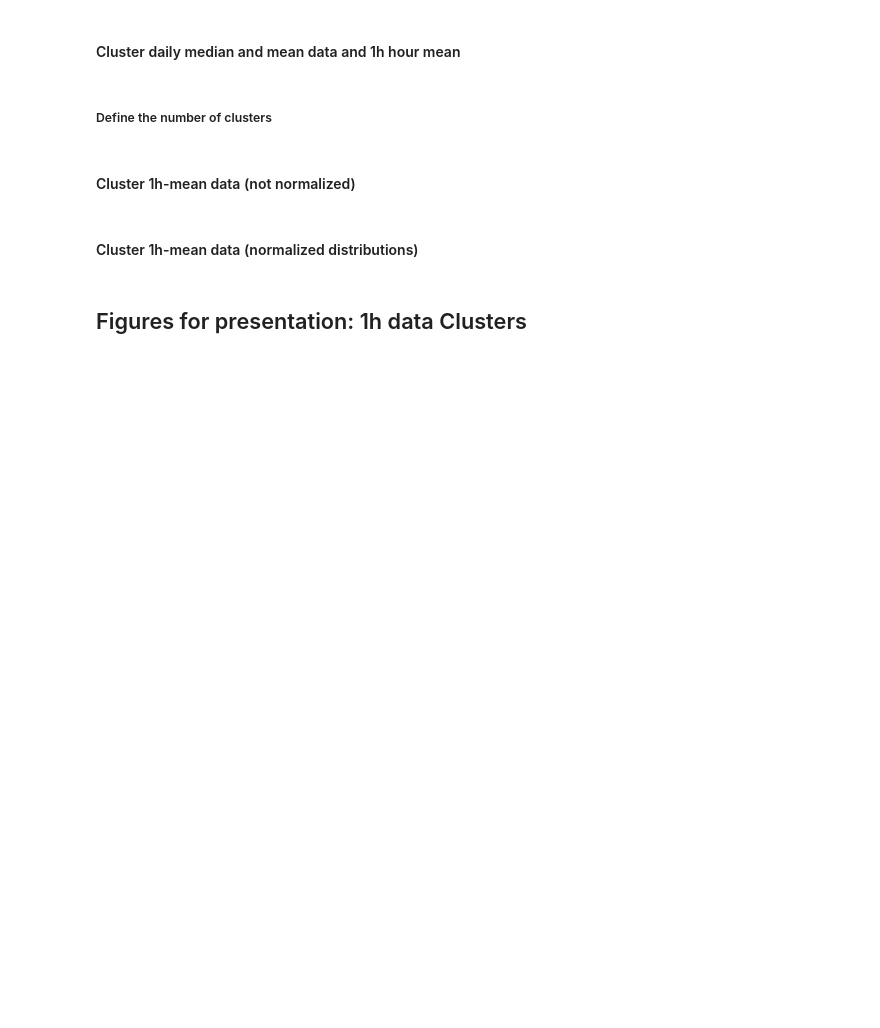
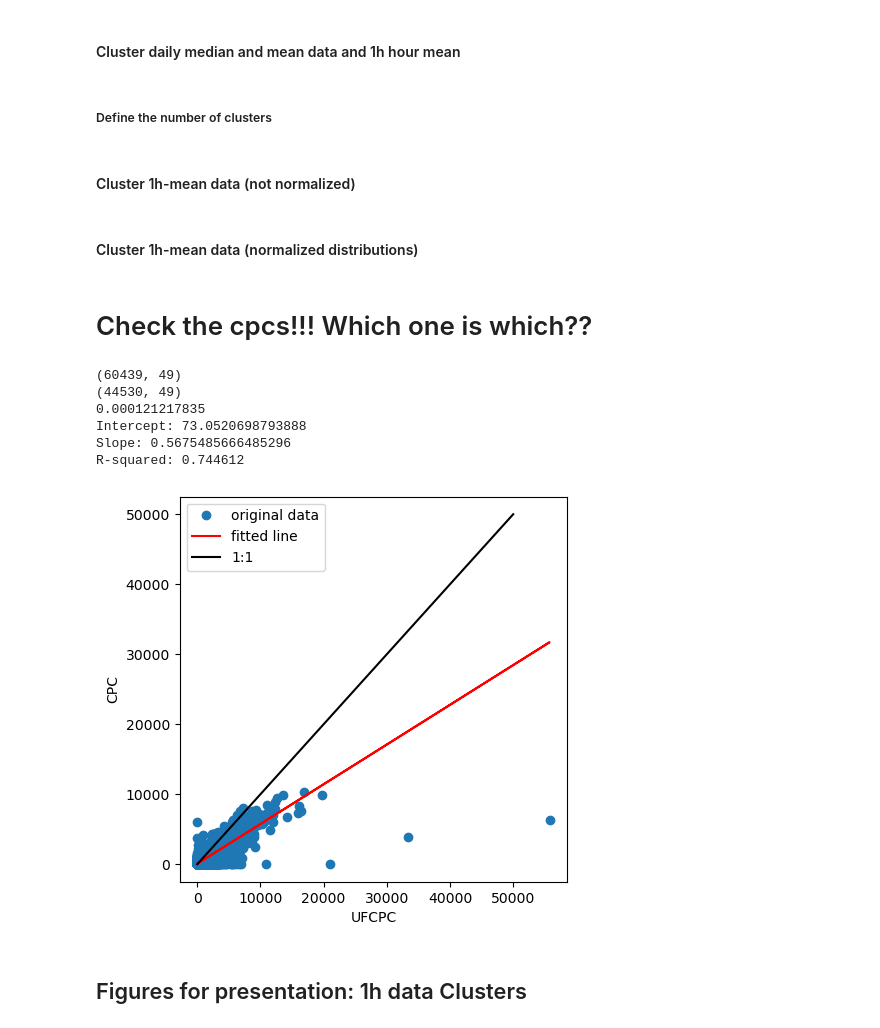
Before and after one commit to eScience-course/Tjaernoe2022-group3, a Jupyter notebook: notebooks/Load and analyze DMPS data.ipynb, the cells around one changed output. Saved outputs shown, nothing was run; the diff lists cells and outputs as text; code cells hidden in the pictures; blank space fills up the shorter version.

```diff
--- a/notebooks/Load and analyze DMPS data.ipynb
+++ b/notebooks/Load and analyze DMPS data.ipynb
@@ -600,6 +612,70 @@ len(diameters[1:-2]*10**9)
 print(df_mean_1h_clusters.shape)
 # %%
 df_hourly_2010_2020_mean.iloc[:,1].values
+# %% [markdown]
+# Check the cpcs!!! Which one is which??
+# %%
+df_tmp = df_hourly_2010_2020_mean.copy(deep = True)
+df_tmp['diff_cpcs'] = df_tmp['UFCPC'].values - df_tmp['CPC3010'].values
+# Have to drop nans!!
+
+df_tmp_diff = df_tmp.copy(deep = True)
+df_tmp_diff = df_tmp_diff.dropna(subset =['diff_cpcs'])
+
+# Drop colmuns where mask is
+print(df_tmp_diff.shape)
+
+maskcpc = (df_tmp['UFCPC'].values !=0.0 ) & (df_tmp['CPC3010'].values !=0.0 )
+
+#df_tmp_diff.drop(df_tmp_diff[maskcpc].index, inplace=True)
+
+df_tmp_diff = df_tmp_diff.drop(df_tmp_diff[(df_tmp_diff.UFCPC == 0.0) | (df_tmp_diff.CPC3010 == 0.0)].index)
+
+print(df_tmp_diff.shape)
+
+plt.figure(figsize=(5,5))
+
+# plt.plot(df_tmp_diff['UFCPC'].values,
+#         df_tmp_diff['CPC3010'].values,
+#        'o')
+
+#------------------------------------------
+print(np.min(df_tmp_diff['CPC3010'].values))
+
+varx = df_tmp_diff['UFCPC'].values
+vary = df_tmp_diff['CPC3010'].values
+
+res = sc.stats.linregress(varx, vary)
+plt.plot(varx,
+         vary,
+         'o', label='original data')
+plt.plot(varx,
+         res.intercept + res.slope*varx,
+         'r-', label='fitted line')
+#plot 1:1 line
+plt.plot([0,50000],
+         [0,50000],'-k',label = '1:1')
+# plt.ylim([0, 50000])
+# plt.xlim([0, 50000])
+
+plt.legend()
+plt.ylabel('CPC')
+plt.xlabel('UFCPC')
+print('Intercept:',res.intercept)
+print('Slope:',res.slope)
+print(f"R-squared: {res.rvalue**2:.6f}")
+
+
+
+plt.show()
+# %% [output]
+(60439, 49)
+(44530, 49)
+0.000121217835
+Intercept: 73.0520698793888
+Slope: 0.5675485666485296
+R-squared: 0.744612
+[figure, added]
 # %%
 # Check to see how median clusters look like---------------------------------------
 
```
Also changed, not shown: parts of 6 cells of this notebook, 5 other files.
